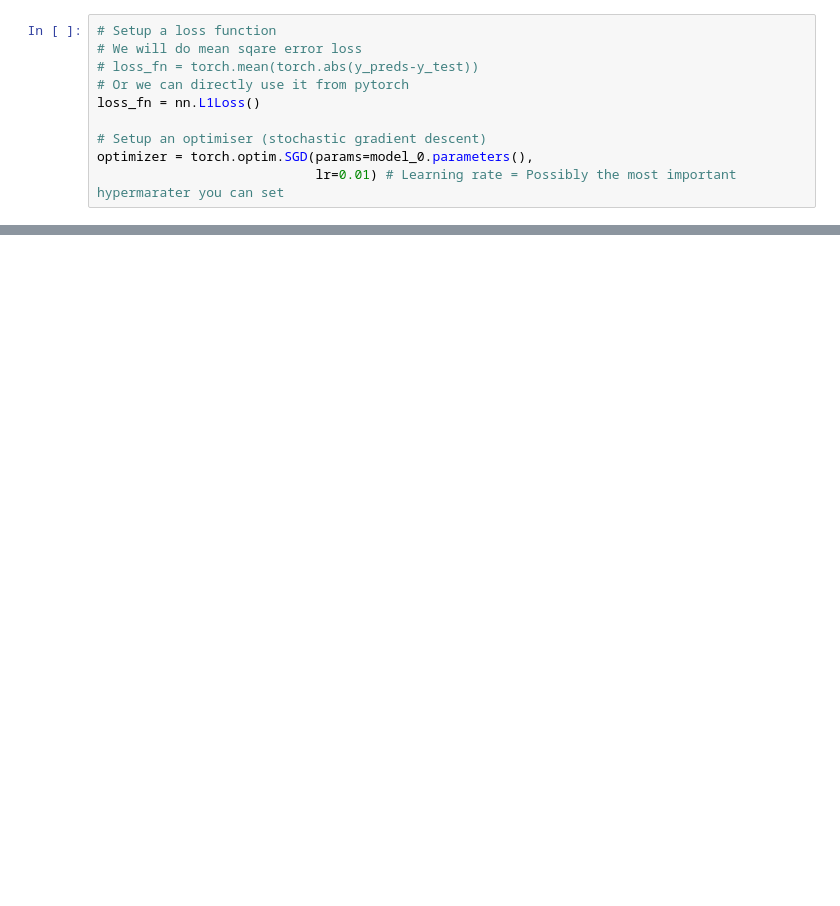
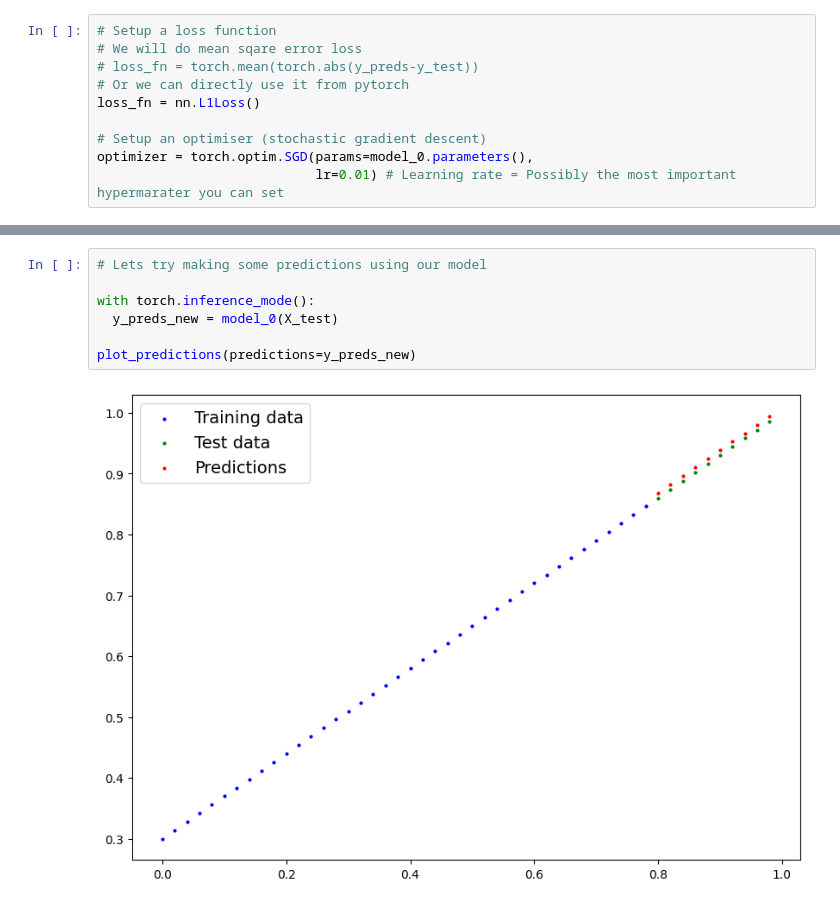
Before and after one commit to abhishek-marathe04/learning-pytorch, a Jupyter notebook: 01_pytorch_workflow.ipynb, the cells around one changed output, grey strips where cells are left out. Saved outputs shown, nothing was run; the diff lists cells and outputs as text; blank space fills up the shorter version.

```diff
--- a/01_pytorch_workflow.ipynb
+++ b/01_pytorch_workflow.ipynb
@@ -293,0 +466,9 @@ optimizer = torch.optim.SGD(params=model_0.parameters(),
+# %%
+# Lets try making some predictions using our model
+
+with torch.inference_mode():
+  y_preds_new = model_0(X_test)
+
+plot_predictions(predictions=y_preds_new)
+# %% [output]
+[figure, added]
```
Also changed, not shown: parts of 31 cells of this notebook.
